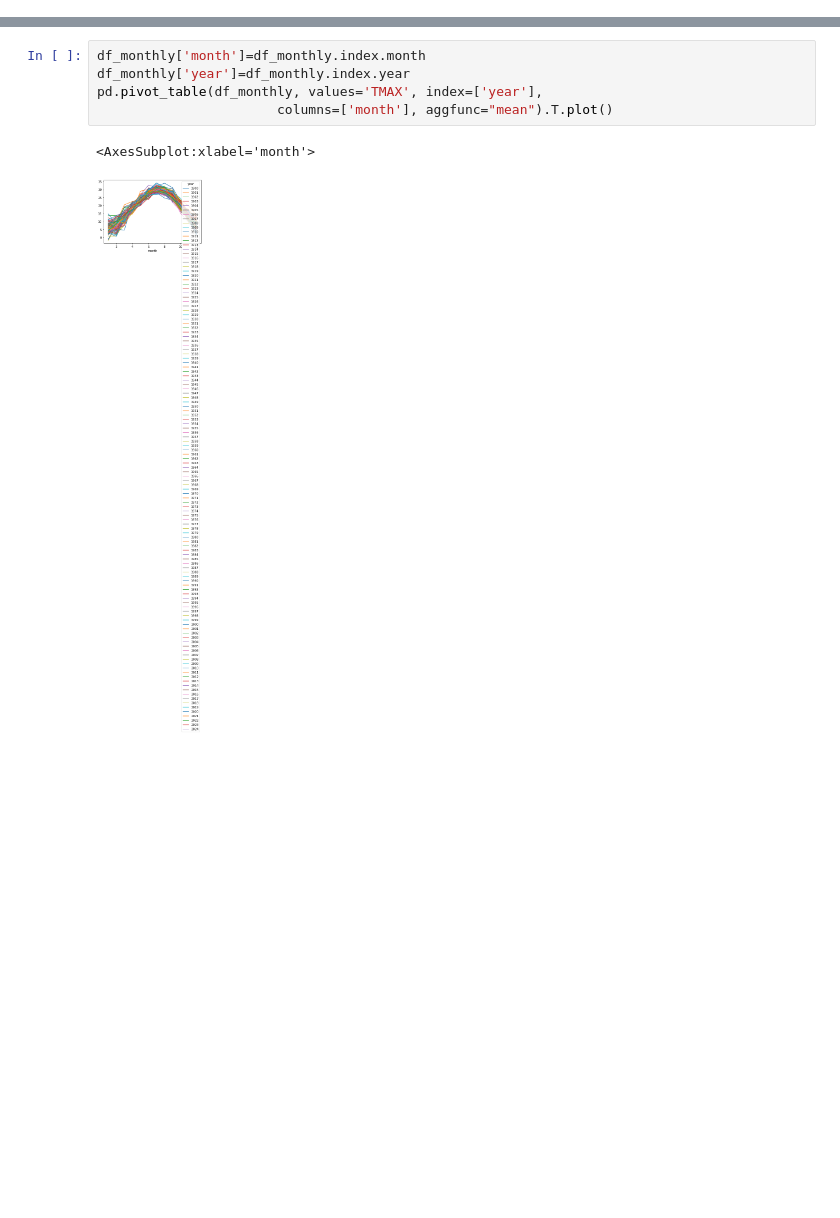
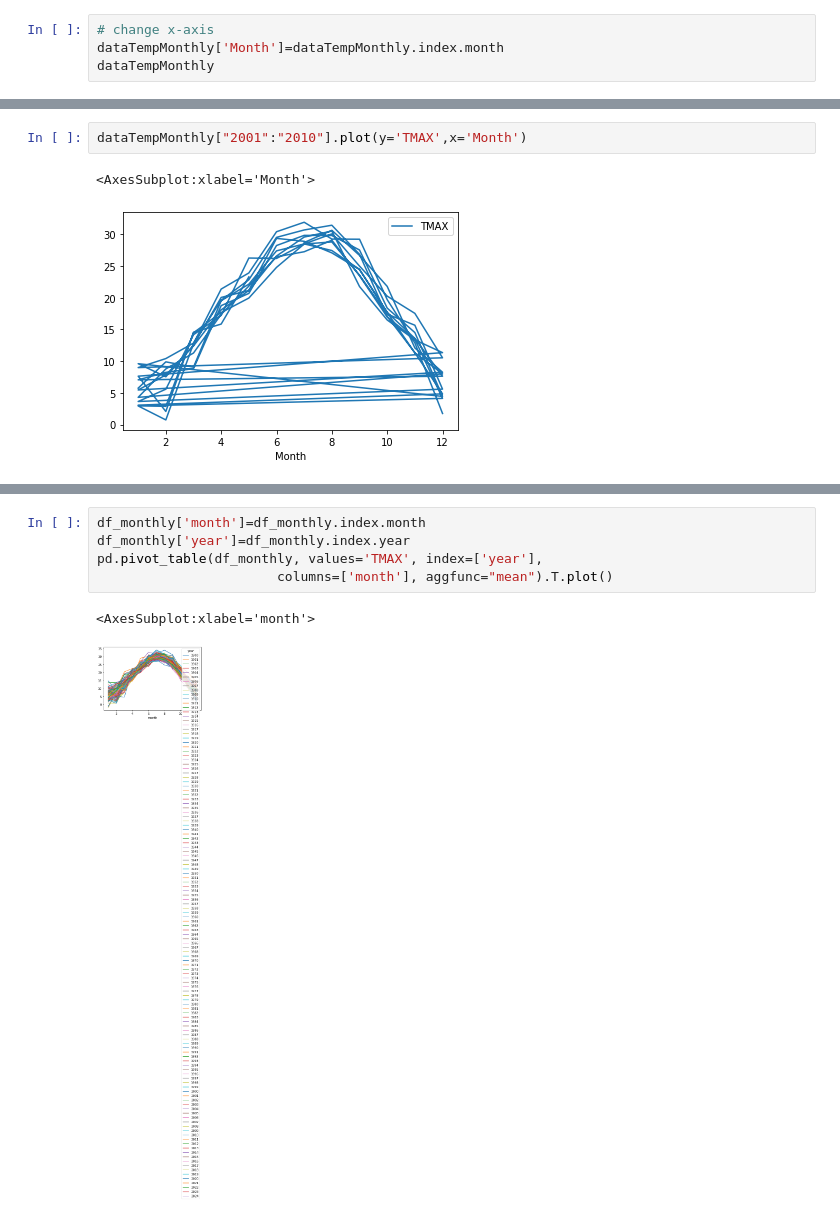
Before and after one commit to reggiewilcox/ISAT420_Code, a Jupyter notebook: W3_1_WeatherDataTimeSeries/code/weatherDataTemperature.ipynb, the cells around one changed output, grey strips where cells are left out. Cells and saved outputs as stored; diff of their text form; blank space fills up the shorter version.

```diff
--- a/W3_1_WeatherDataTimeSeries/code/weatherDataTemperature.ipynb
+++ b/W3_1_WeatherDataTimeSeries/code/weatherDataTemperature.ipynb
@@ -67,0 +85,4 @@ df_monthly = df.resample('M').mean()
+# %%
+# change x-axis
+dataTempMonthly['Month']=dataTempMonthly.index.month
+dataTempMonthly
@@ -67,0 +104,5 @@ df_monthly = df.resample('M').mean()
+# %%
+dataTempMonthly["2001":"2010"].plot(y='TMAX',x='Month')
+# %% [output]
+<AxesSubplot:xlabel='Month'>
+[figure, added]
```
Also changed, not shown: parts of 15 cells of this notebook.
